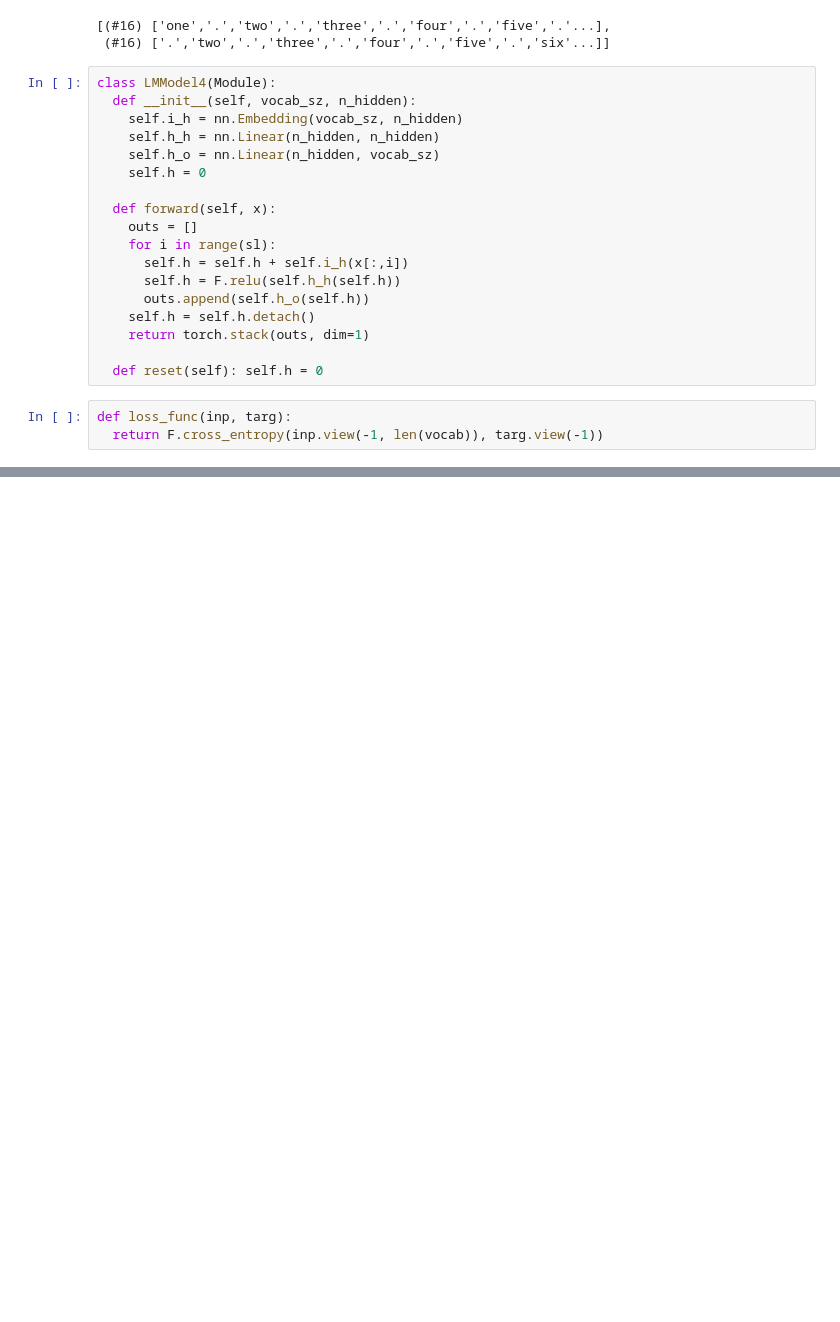
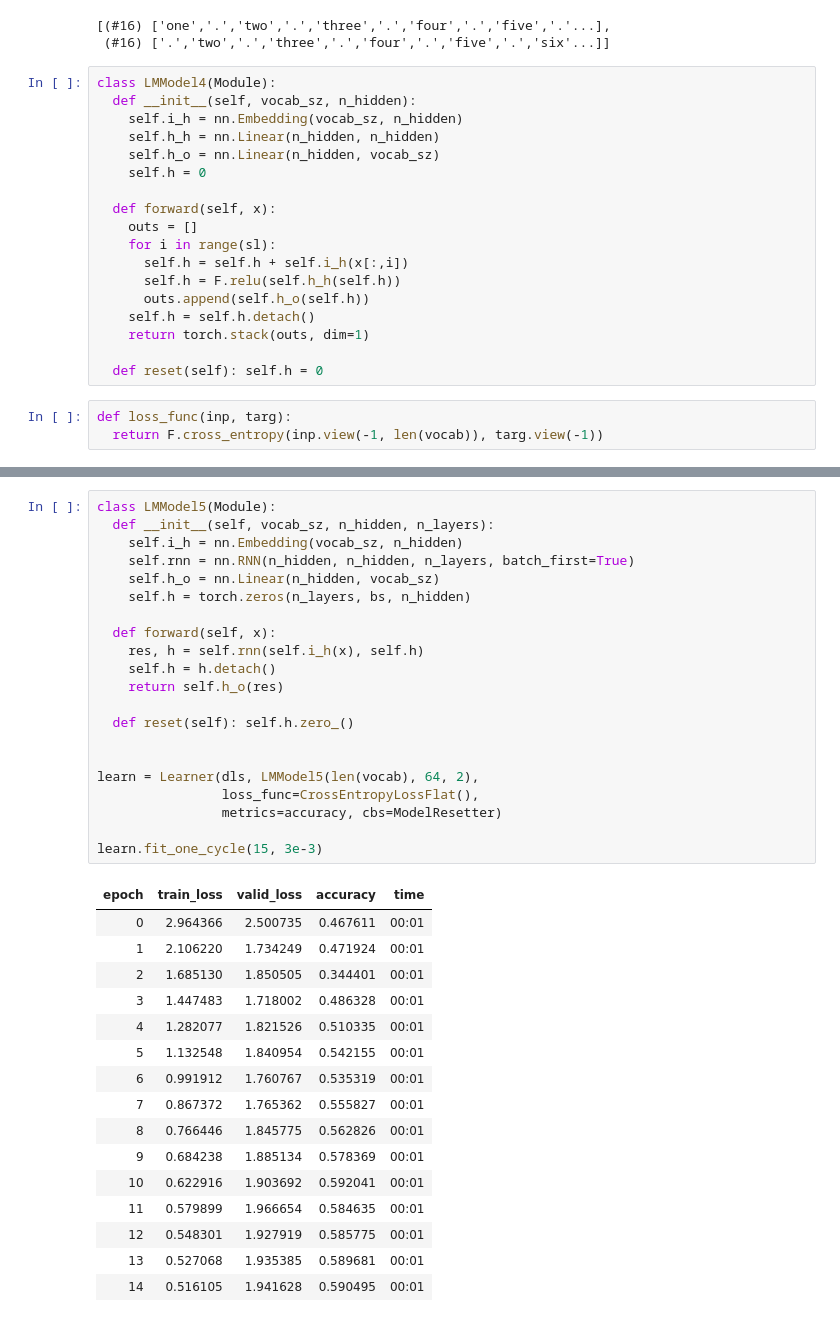
Before and after one commit to satani99/practical_deep_learning_for_coders, a Jupyter notebook: fast_ai_12.ipynb, the cells around one changed output, grey strips where cells are left out. Saved outputs shown, nothing was run; the diff lists cells and outputs as text; blank space fills up the shorter version.

```diff
--- a/fast_ai_12.ipynb
+++ b/fast_ai_12.ipynb
@@ -212,0 +213,38 @@ learn.fit_one_cycle(15, 3e-3)
+# %%
+class LMModel5(Module):
+  def __init__(self, vocab_sz, n_hidden, n_layers):
+    self.i_h = nn.Embedding(vocab_sz, n_hidden)
+    self.rnn = nn.RNN(n_hidden, n_hidden, n_layers, batch_first=True)
+    self.h_o = nn.Linear(n_hidden, vocab_sz)
+    self.h = torch.zeros(n_layers, bs, n_hidden)
+
+  def forward(self, x):
+    res, h = self.rnn(self.i_h(x), self.h)
+    self.h = h.detach()
+    return self.h_o(res)
+
+  def reset(self): self.h.zero_()
+
+
+learn = Learner(dls, LMModel5(len(vocab), 64, 2),
+                loss_func=CrossEntropyLossFlat(),
+                metrics=accuracy, cbs=ModelResetter)
+
+learn.fit_one_cycle(15, 3e-3)
+# %% [output]
+| epoch | train_loss | valid_loss | accuracy | time |
+| 0 | 2.964366 | 2.500735 | 0.467611 | 00:01 |
+| 1 | 2.106220 | 1.734249 | 0.471924 | 00:01 |
+| 2 | 1.685130 | 1.850505 | 0.344401 | 00:01 |
+| 3 | 1.447483 | 1.718002 | 0.486328 | 00:01 |
+| 4 | 1.282077 | 1.821526 | 0.510335 | 00:01 |
+| 5 | 1.132548 | 1.840954 | 0.542155 | 00:01 |
+| 6 | 0.991912 | 1.760767 | 0.535319 | 00:01 |
+| 7 | 0.867372 | 1.765362 | 0.555827 | 00:01 |
+| 8 | 0.766446 | 1.845775 | 0.562826 | 00:01 |
+| 9 | 0.684238 | 1.885134 | 0.578369 | 00:01 |
+| 10 | 0.622916 | 1.903692 | 0.592041 | 00:01 |
+| 11 | 0.579899 | 1.966654 | 0.584635 | 00:01 |
+| 12 | 0.548301 | 1.927919 | 0.585775 | 00:01 |
+| 13 | 0.527068 | 1.935385 | 0.589681 | 00:01 |
+| 14 | 0.516105 | 1.941628 | 0.590495 | 00:01 |
```
Also changed, not shown: parts of 14 cells of this notebook.
